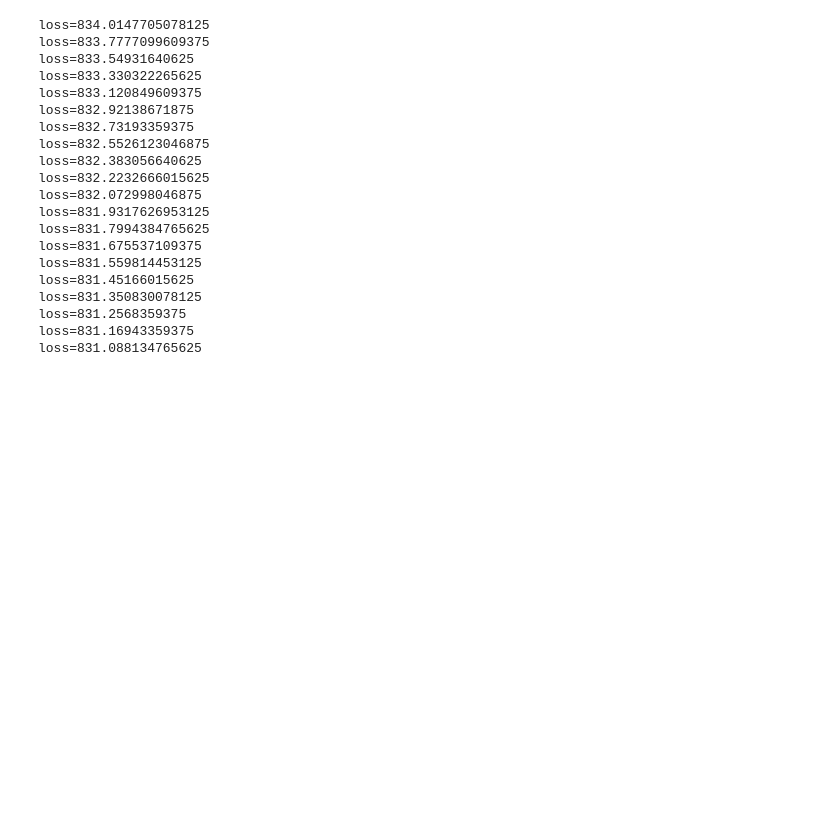
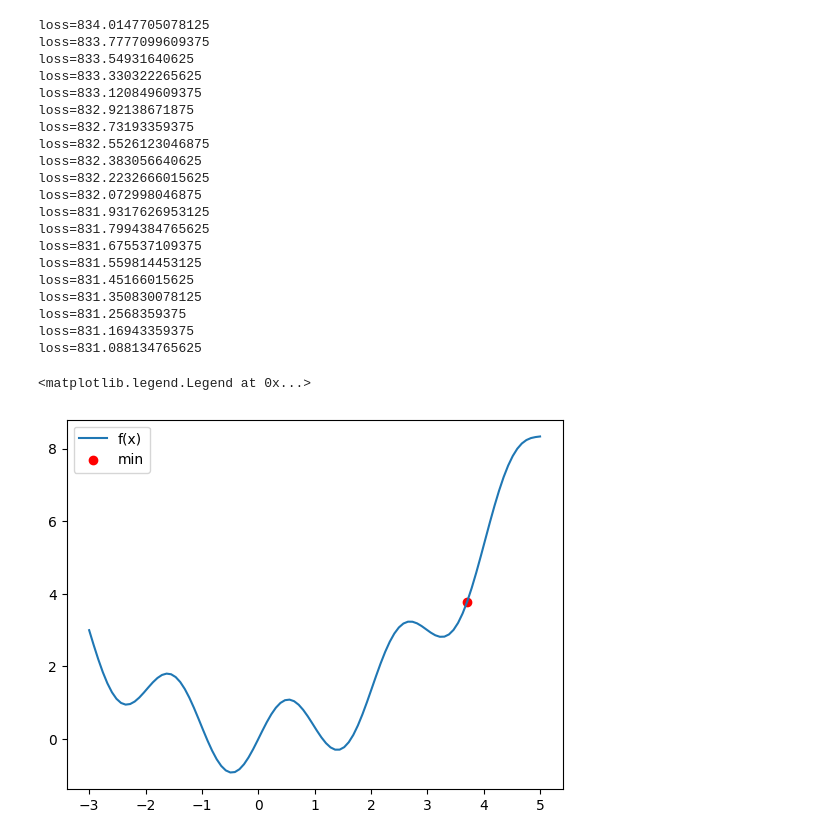
Before and after one commit to IrynaBarnych/AI11_lab, a Jupyter notebook: module4/Практика_pytorch.ipynb, the cells around one changed output. Drawn from its saved outputs; the diff is of its cells as text; code cells hidden in the pictures; blank space fills up the shorter version.

```diff
--- a/module4/Практика_pytorch.ipynb
+++ b/module4/Практика_pytorch.ipynb
@@ -230,3 +230,13 @@ loss=831.350830078125
 loss=831.2568359375
 loss=831.16943359375
 loss=831.088134765625
+# %%
+import matplotlib.pyplot as plt
+
+xs = torch.linspace(-3, 5, 100)
+plt.plot(xs.cpu(), f(xs).cpu(), label='f(x)')
+plt.scatter(x.item(), f(x).item(), c='red', label='min')
+plt.legend()
+# %% [output]
+<matplotlib.legend.Legend at 0x...>
+[figure, added]
```
